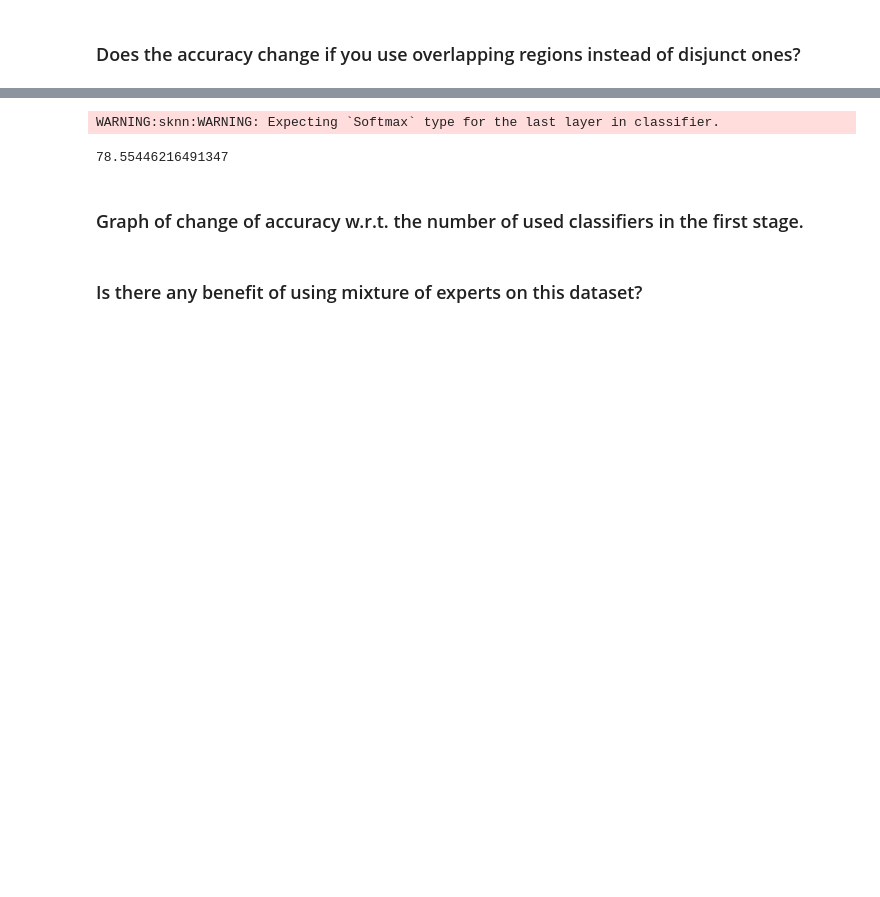
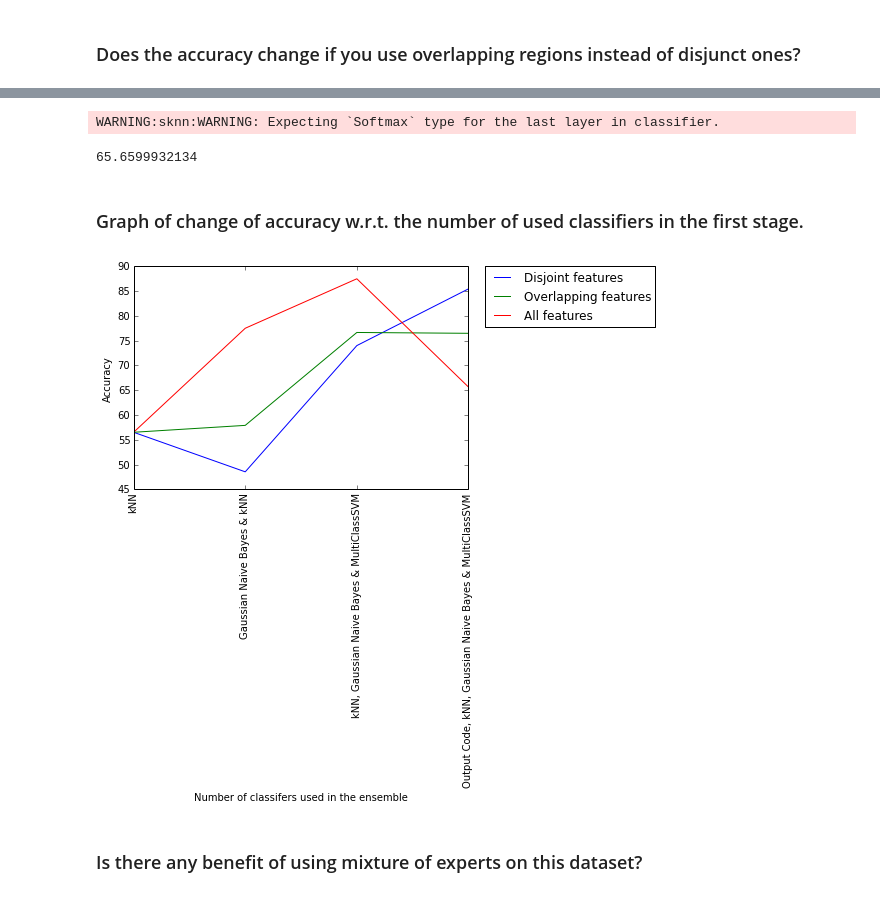
Before and after one commit to nehgu/Anomaly-Detection, a Jupyter notebook: Homework/HW5_EnsembleLearning/EnsembleLearning.ipynb, the cells around one changed output, grey strips where cells are left out. Saved outputs shown, nothing was run; the diff lists cells and outputs as text; code cells hidden in the pictures; blank space fills up the shorter version.

Commit message:
Graph of accuracy w.r.t. the number of classifiers.

```diff
--- a/Homework/HW5_EnsembleLearning/EnsembleLearning.ipynb
+++ b/Homework/HW5_EnsembleLearning/EnsembleLearning.ipynb
@@ -248,6 +348,8 @@ featSplit = [0,561]
 
 XCombinedOpTrain = EnsembleFeatureSplitClassifiers(X_train, X_test, y_train, y_test, featSplit, classifiersList)
 XCombinedOpTest = EnsembleFeatureSplitClassifiers(X_train, XTest, y_train, YTest, featSplit, classifiersList)
-NeuralNetworkCombiner(XCombinedOpTrain, y_test, XCombinedOpTest, YTest)
+score1 = NeuralNetworkCombiner(XCombinedOpTrain, y_test, XCombinedOpTest, YTest)
+print score1
+scoreDisjointFeatures.append(score1)
 # %% [output]
 WARNING:sknn:WARNING: Expecting `Softmax` type for the last layer in classifier.
@@ -299,0 +464,10 @@ WARNING:sknn:WARNING: Expecting `Softmax` type for the last layer in classifier.
+# %%
+# With 2 classifiers
+featSplit = [0,561,0,561]
+classifiersList = [classifyKNNClassifier, classifyGaussianNaiveBayesClassifier]
+
+XCombinedOpTrain = EnsembleFeatureSplitClassifiers(X_train, X_test, y_train, y_test, featSplit, classifiersList)
+XCombinedOpTest = EnsembleFeatureSplitClassifiers(X_train, XTest, y_train, YTest, featSplit, classifiersList)
+score2 = NeuralNetworkCombiner(XCombinedOpTrain, y_test, XCombinedOpTest, YTest)
+print score2
+scoreAllFeatures.append(score2)
@@ -299,0 +477,10 @@ WARNING:sknn:WARNING: Expecting `Softmax` type for the last layer in classifier.
+# %%
+# With 3 classifiers
+classifiersList = [classifyKNNClassifier, classifyGaussianNaiveBayesClassifier, classifyOutputCodeClassifier]
+featSplit = [0,561,0,561,0,561]
+
+XCombinedOpTrain = EnsembleFeatureSplitClassifiers(X_train, X_test, y_train, y_test, featSplit, classifiersList)
+XCombinedOpTest = EnsembleFeatureSplitClassifiers(X_train, XTest, y_train, YTest, featSplit, classifiersList)
+score3 = NeuralNetworkCombiner(XCombinedOpTrain, y_test, XCombinedOpTest, YTest)
+print score3
+scoreAllFeatures.append(score3)
@@ -302,10 +492,12 @@ WARNING:sknn:WARNING: Expecting `Softmax` type for the last layer in classifier.
 featSplit = [0,561,0,561,0,561,0,561]
 XCombinedOpTrain = EnsembleFeatureSplitClassifiers(X_train, X_test, y_train, y_test, featSplit)
 XCombinedOpTest = EnsembleFeatureSplitClassifiers(X_train, XTest, y_train, YTest, featSplit)
-NeuralNetworkCombiner(XCombinedOpTrain, y_test, XCombinedOpTest, YTest)
+score1 = NeuralNetworkCombiner(XCombinedOpTrain, y_test, XCombinedOpTest, YTest)
+print score1
+scoreAllFeatures.append(score1)
 # %% [output]
 WARNING:sknn:WARNING: Expecting `Softmax` type for the last layer in classifier.
-78.55446216491347
+65.6599932134
 # %%
 # import numpy as np
 # from sklearn.neural_network import BernoulliRBM
@@ -316,5 +508,24 @@ WARNING:sknn:WARNING: Expecting `Softmax` type for the last layer in classifier.
 # print model.components_
 # %% [markdown]
 ### Graph of change of accuracy w.r.t. the number of used classifiers in the first stage.
+# %%
+#Plotting the results
+import matplotlib.pyplot as plt
+%matplotlib inline
+plt.plot(scoreDisjointFeatures, label = "Disjoint features")
+plt.plot(scoreOverlappingFeatures, label = "Overlapping features")
+plt.plot(scoreAllFeatures, label = "All features")
+
+labels = ['kNN', 'Gaussian Naive Bayes & kNN', 'kNN, Gaussian Naive Bayes & MultiClassSVM', 'Output Code, kNN, Gaussian Naive Bayes & MultiClassSVM' ]
+# You can specify a rotation for the tick labels in degrees or with keywords.
+plt.xticks(np.arange(len(labels)), labels, rotation='vertical')
+
+plt.ylabel('Accuracy')
+plt.xlabel('Number of classifers used in the ensemble')
+# Place a legend to the right of this smaller figure.
+plt.legend(bbox_to_anchor=(1.05, 1), loc=2, borderaxespad=0.)
+plt.show()
+# %% [output]
+[figure, added]
 # %% [markdown]
 ### Is there any benefit of using mixture of experts on this dataset?
```
Also changed, not shown: parts of 30 cells of this notebook.
